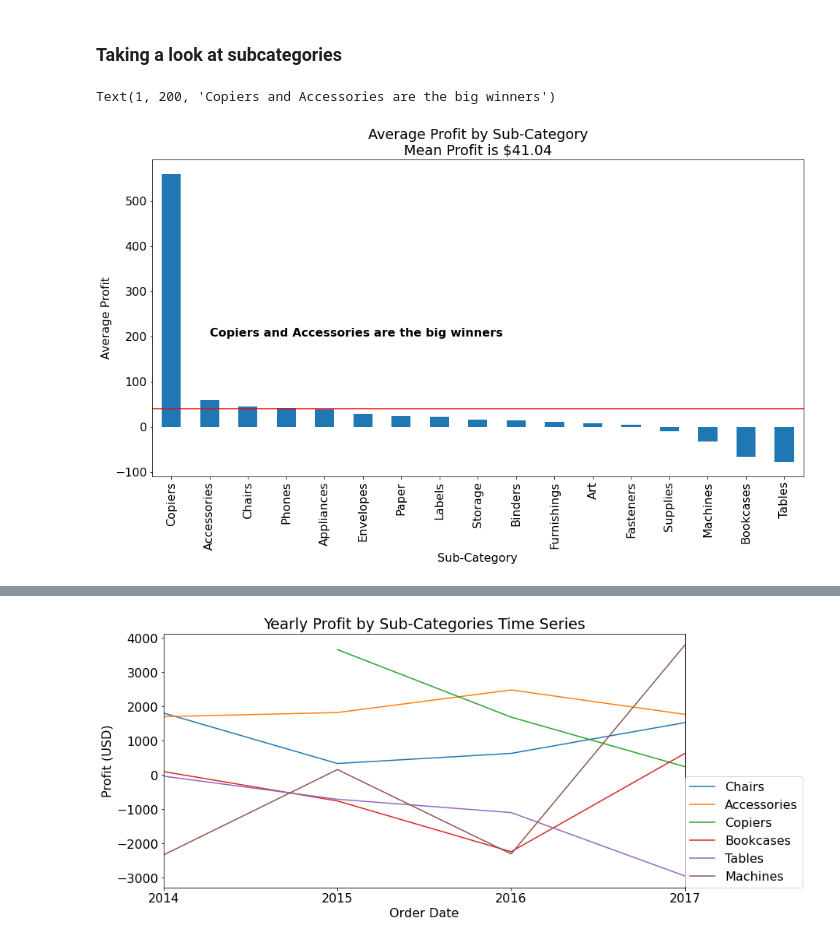
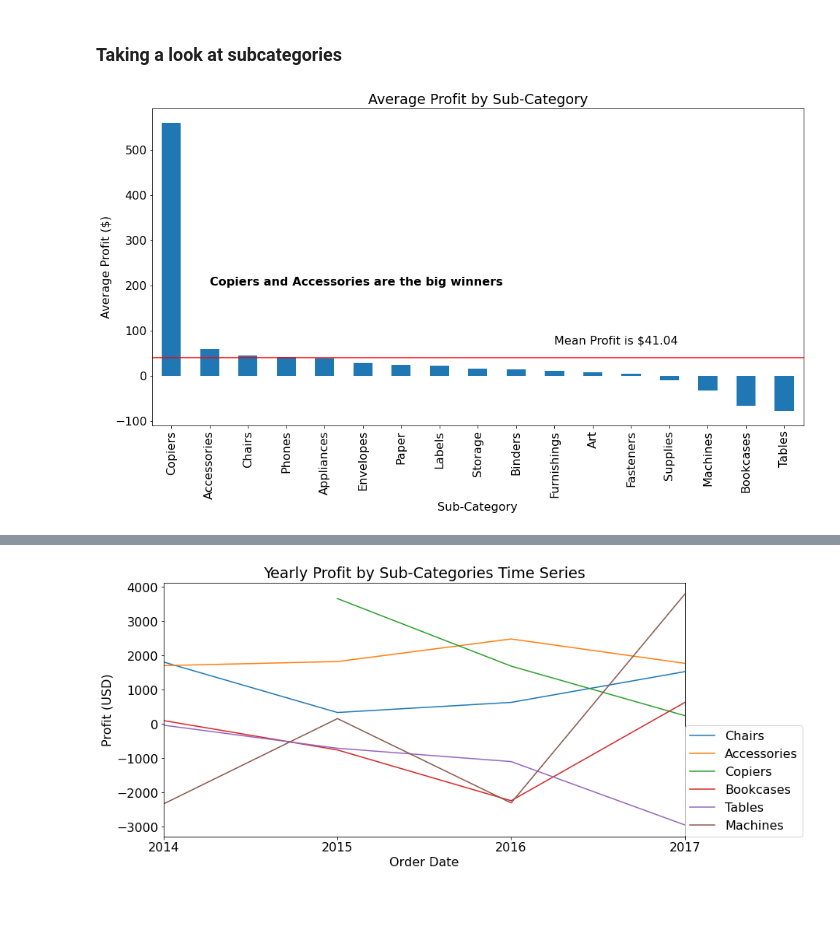
Before and after one commit to superstore-stephen-jesse/superstor-time-series-project, a Jupyter notebook: final_report.ipynb, the cells around one changed output, grey strips where cells are left out. Drawn from its saved outputs; the diff is of its cells as text; code cells hidden in the pictures; blank space fills up the shorter version.

```diff
--- a/final_report.ipynb
+++ b/final_report.ipynb
@@ -92,12 +93,13 @@ Significant Higher  Technology
 # %%
 mean_profit = df.groupby("sub_category").profit.mean().mean()
 plt.figure(figsize=(16,8))
 df.groupby("sub_category").profit.mean().sort_values(ascending=False).plot.bar()
-plt.title(f'Average Profit by Sub-Category\nMean Profit is ${mean_profit:.2f}')
+plt.title(f'Average Profit by Sub-Category')
 plt.xlabel('Sub-Category')
-plt.ylabel('Average Profit')
+plt.ylabel('Average Profit ($)')
 plt.axhline(mean_profit, color='r')
 plt.annotate('Copiers and Accessories are the big winners', xy=(1,200), fontweight='bold')
+plt.annotate(f'Mean Profit is ${mean_profit:.2f}', xy=(10,70))
+None
 # %% [output]
-Text(1, 200, 'Copiers and Accessories are the big winners')
-[figure, old version]
+[figure, new version]
```
Also changed, not shown: parts of 5 cells of this notebook.
